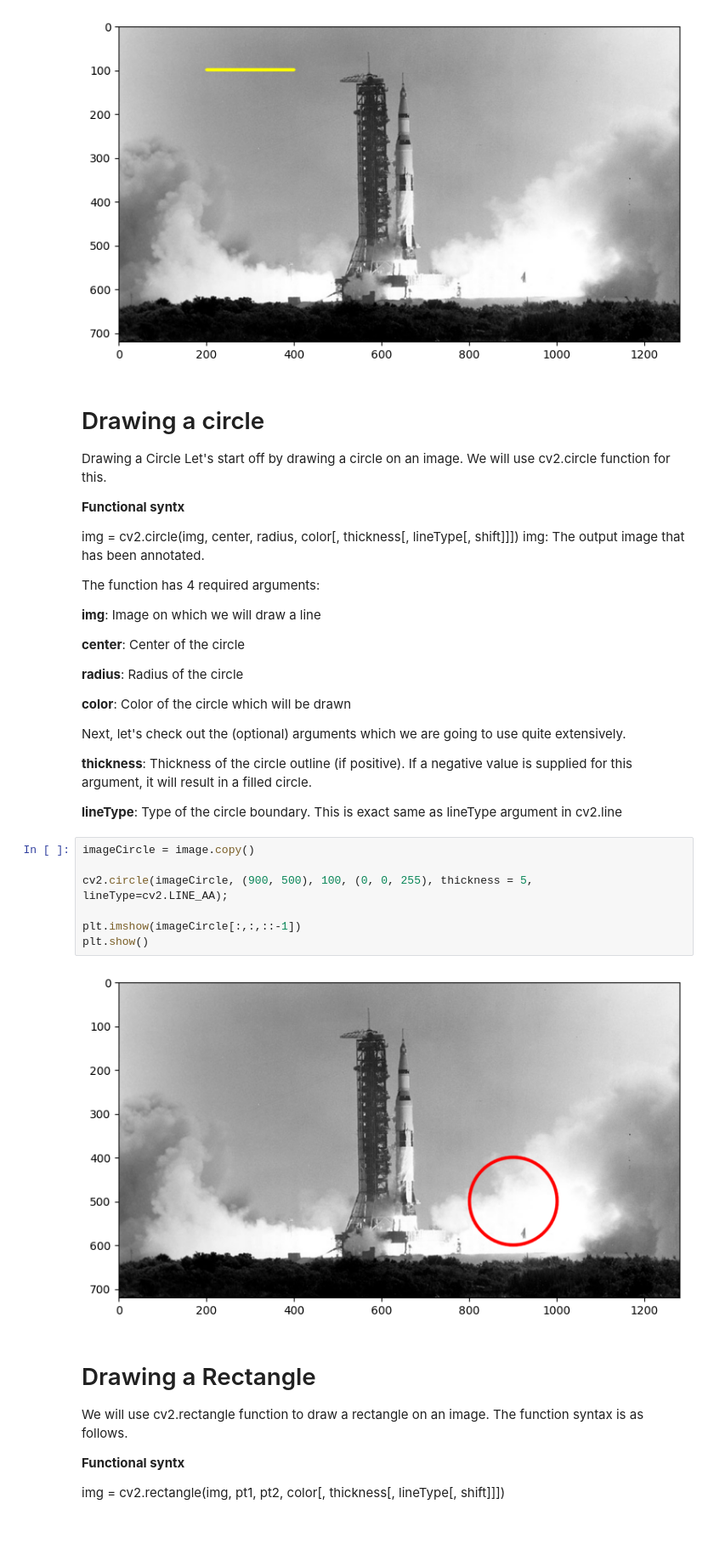
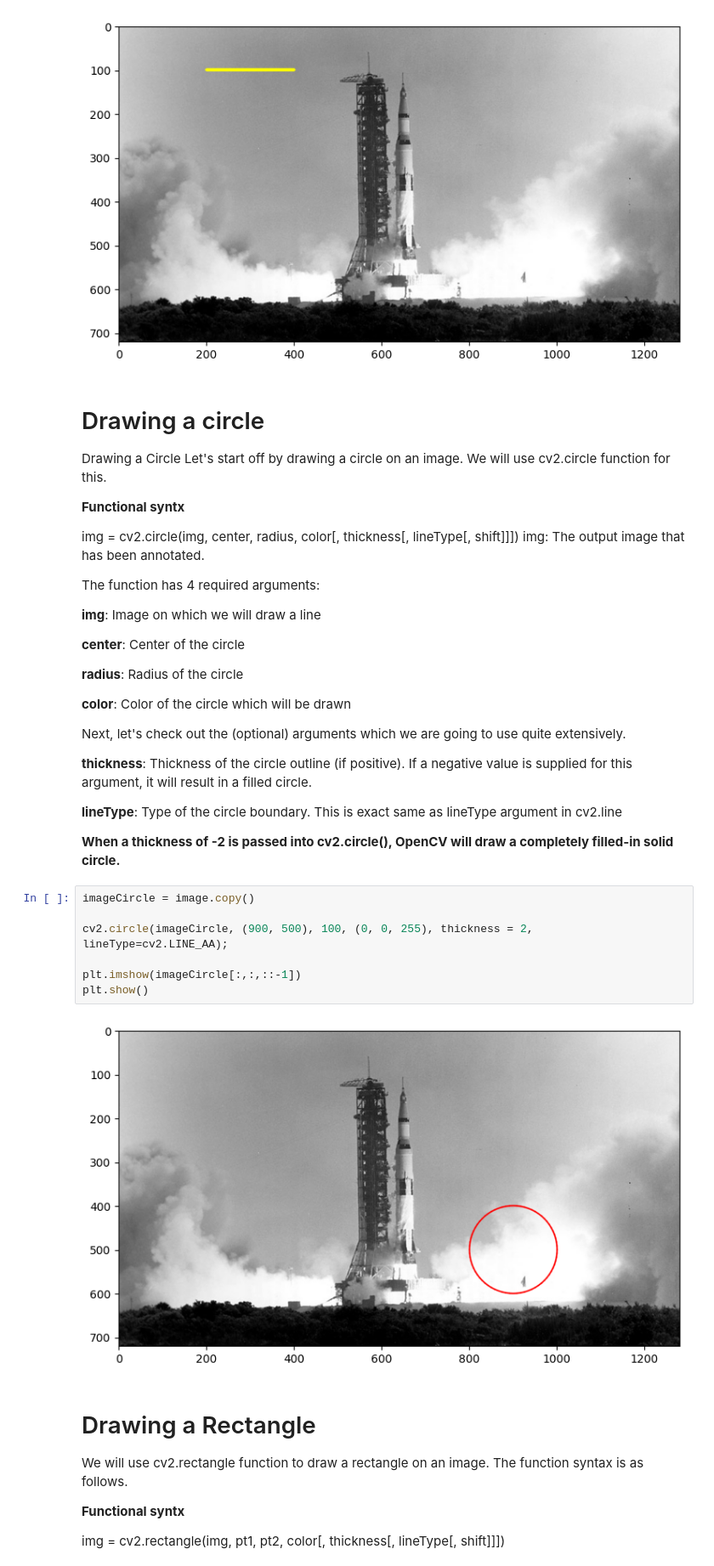
Before and after one commit to prasadgavhane-a11y/opencv, a Jupyter notebook: 3. Annotate images.ipynb, the cells around one changed output. Shown at 85% size. Drawn from its saved outputs; the diff is of its cells as text; blank space fills up the shorter version.

```diff
--- a/3. Annotate images.ipynb
+++ b/3. Annotate images.ipynb
@@ -110,15 +110,17 @@ Next, let's check out the (optional) arguments which we are going to use quite e
 __thickness__: Thickness of the circle outline (if positive). If a negative value is supplied for this argument, it will result in a filled circle.
 
 __lineType__: Type of the circle boundary. This is exact same as lineType argument in cv2.line
+
+__When a thickness of -2 is passed into cv2.circle(), OpenCV will draw a completely filled-in solid circle.__
 # %%
 imageCircle = image.copy()
 
-cv2.circle(imageCircle, (900, 500), 100, (0, 0, 255), thickness = 5, lineType=cv2.LINE_AA);
+cv2.circle(imageCircle, (900, 500), 100, (0, 0, 255), thickness = 2, lineType=cv2.LINE_AA);
 
 plt.imshow(imageCircle[:,:,::-1])
 plt.show()
 # %% [output]
-[figure, old version]
+[figure, new version]
 # %% [markdown]
 # Drawing a Rectangle
 We will use cv2.rectangle function to draw a rectangle on an image. The function syntax is as follows.
```
Also changed, not shown: parts of 3 cells of this notebook.
